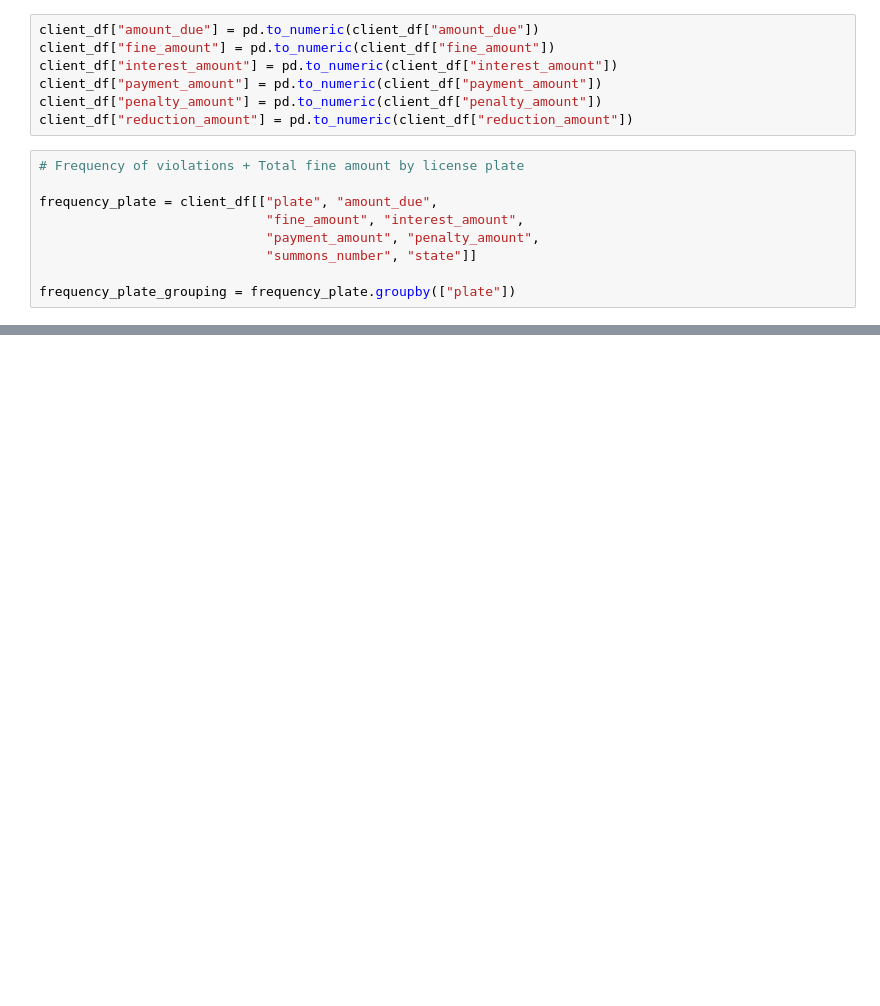
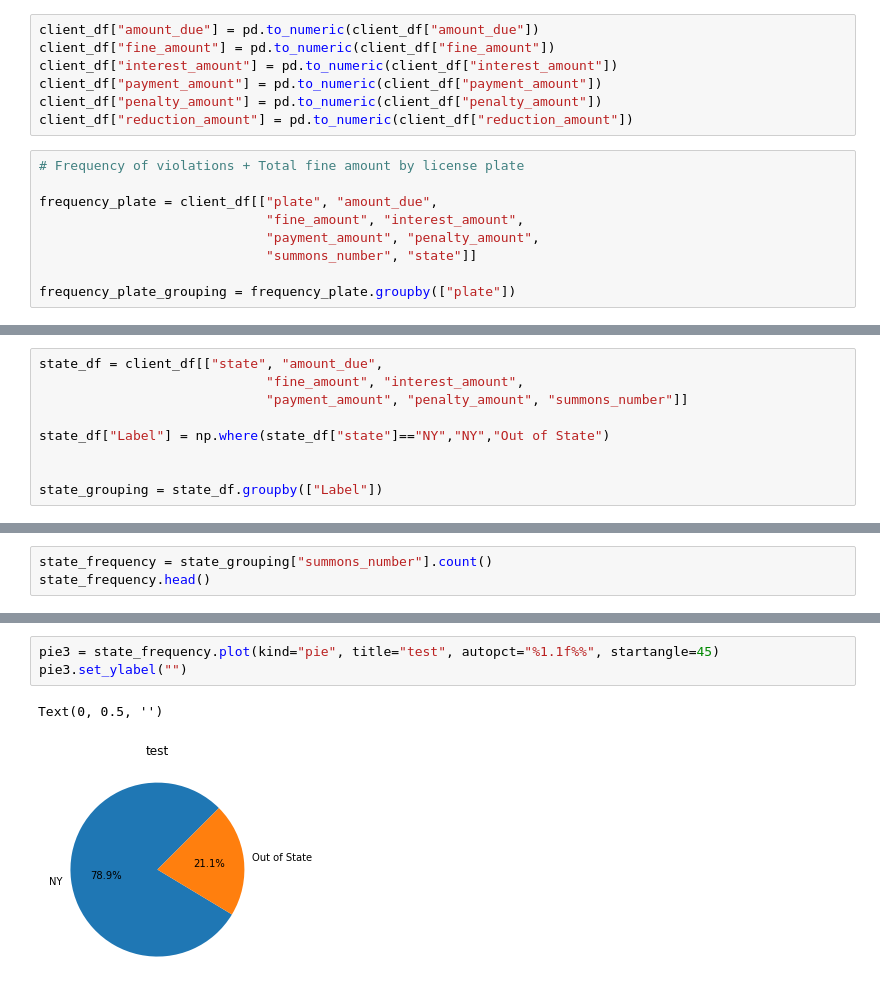
Before and after one commit to jesusbaquiax/github_project_one, a Jupyter notebook: tickets.ipynb, the cells around one changed output, grey strips where cells are left out. Cells and saved outputs as stored; diff of their text form; blank space fills up the shorter version.

```diff
--- a/tickets.ipynb
+++ b/tickets.ipynb
@@ -146,0 +153,9 @@ Text(0, 0.5, '')
+# %%
+state_df = client_df[["state", "amount_due",
+                             "fine_amount", "interest_amount",
+                             "payment_amount", "penalty_amount", "summons_number"]]
+
+state_df["Label"] = np.where(state_df["state"]=="NY","NY","Out of State")
+
+
+state_grouping = state_df.groupby(["Label"])
@@ -146,0 +176,3 @@ Text(0, 0.5, '')
+# %%
+state_frequency = state_grouping["summons_number"].count()
+state_frequency.head()
@@ -146,0 +202,6 @@ Text(0, 0.5, '')
+# %%
+pie3 = state_frequency.plot(kind="pie", title="test", autopct="%1.1f%%", startangle=45)
+pie3.set_ylabel("")
+# %% [output]
+Text(0, 0.5, '')
+[figure, added]
```
Also changed, not shown: parts of 22 cells of this notebook.
